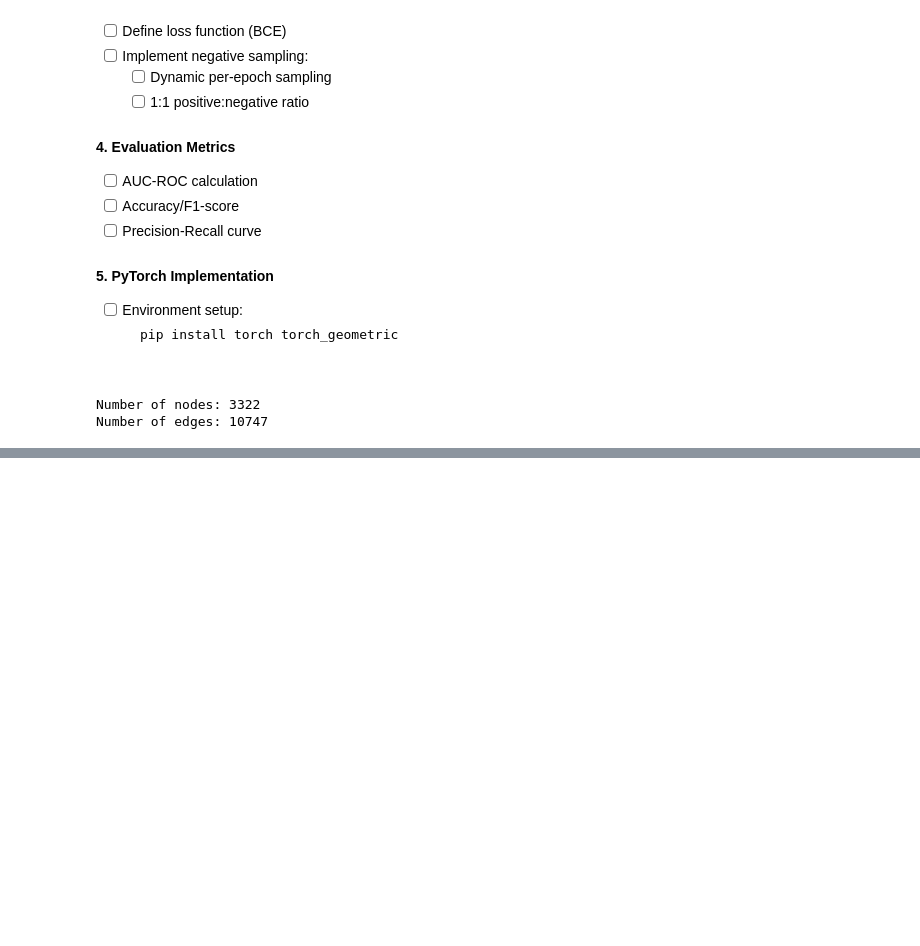
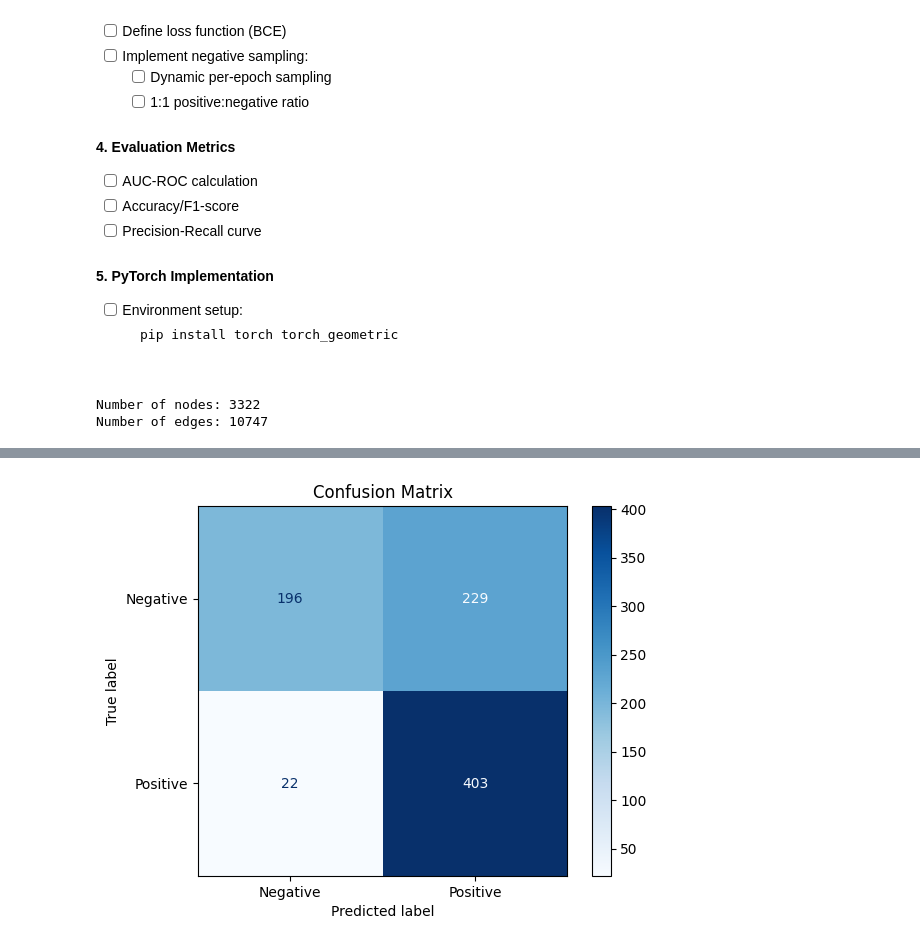
Before and after one commit to bioUroZC/LincGNN, a Jupyter notebook: LinkPrediction/LinkModel.ipynb, the cells around one changed output, grey strips where cells are left out. Drawn from its saved outputs; the diff is of its cells as text; code cells hidden in the pictures; blank space fills up the shorter version.

```diff
--- a/LinkPrediction/LinkModel.ipynb
+++ b/LinkPrediction/LinkModel.ipynb
@@ -382,0 +400,16 @@ Test AUC: 0.7088 | Test Accuracy: 0.6401 | Test F1: 0.6716 | Test PR AUC: 0.7680
+# %%
+from sklearn.metrics import confusion_matrix, ConfusionMatrixDisplay
+
+# ...existing code for ROC and PR curves...
+
+# Compute predictions
+preds = (probs > 0.5).astype(int)
+cm = confusion_matrix(labels, preds)
+
+# Plot confusion matrix
+disp = ConfusionMatrixDisplay(confusion_matrix=cm, display_labels=["Negative", "Positive"])
+disp.plot(cmap=plt.cm.Blues)
+plt.title("Confusion Matrix")
+plt.show()
+# %% [output]
+[figure, added]
```
Also changed, not shown: parts of 12 cells of this notebook, 1 other file.
